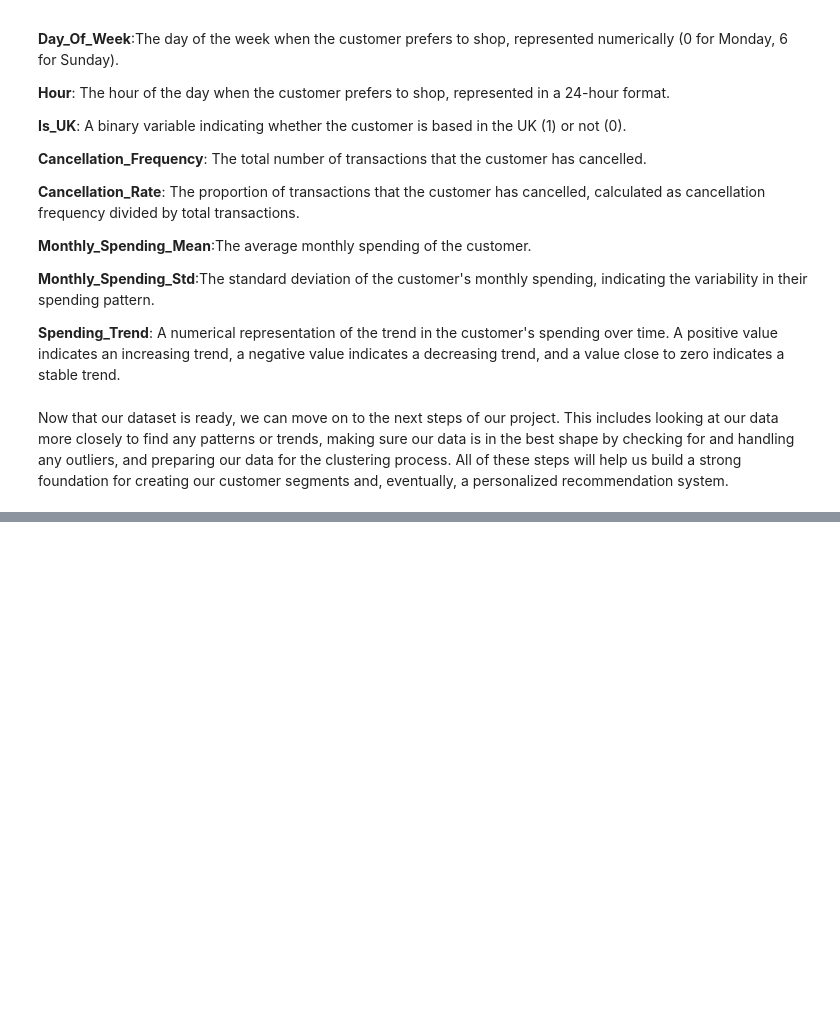
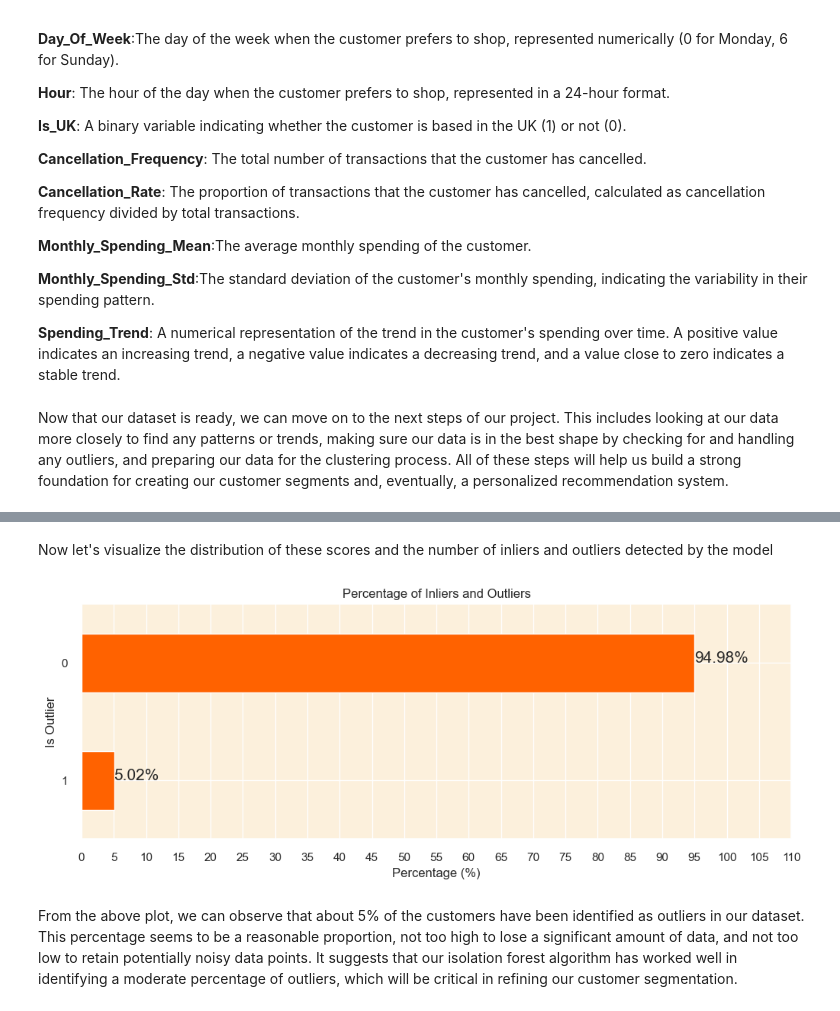
Before and after one commit to Suryasadasivam/Customer-Segmentation-, a Jupyter notebook: customer_segmentation.ipynb, the cells around one changed output, grey strips where cells are left out. Cells and saved outputs as stored; diff of their text form; code cells hidden in the pictures; blank space fills up the shorter version.

Commit message:
Customersegmentation

```diff
--- a/customer_segmentation.ipynb
+++ b/customer_segmentation.ipynb
@@ -1063,0 +1070,11 @@ Now that our dataset is ready, we can move on to the next steps of our project.
+# %%
+model=IsolationForest(contamination=0.05,random_state=0)
+
+# Fitting the model on our dataset (converting DataFrame to NumPy to avoid warning)
+customer_data["Outlier_scores"]=model.fit_predict(customer_data.iloc[:,1:].to_numpy())
+
+#Creating a column to identify outlier(1 for inlier and -1 for outlier)
+customer_data["Is_outlier"]=[1 if x==-1 else 0 for x in customer_data["Outlier_scores"]]
+
+#display the first few rows of the customer_data dataframe
+customer_data.head()
@@ -1063,0 +1088,25 @@ Now that our dataset is ready, we can move on to the next steps of our project.
+# %% [markdown]
+Now let's visualize the distribution of these scores and the number of inliers and outliers detected by the model
+# %%
+#calculate the percentage of inliers and outliers
+
+outlier_percentage=customer_data["Is_outlier"].value_counts(normalize=True)*100
+
+#plotting the graph
+plt.figure(figsize=(12,4))
+outlier_percentage.plot(kind="barh",color="#ff6200")
+
+#adding the percentage labels on the bars
+for index, value in enumerate(outlier_percentage):
+    plt.text(value,index,f'{value:.2f}%',fontsize=15)
+
+plt.title('Percentage of Inliers and Outliers')
+plt.xticks(ticks=np.arange(0, 115, 5))
+plt.xlabel('Percentage (%)')
+plt.ylabel('Is Outlier')
+plt.gca().invert_yaxis()
+plt.show()
+# %% [output]
+[figure, added]
+# %% [markdown]
+From the above plot, we can observe that about 5% of the customers have been identified as outliers in our dataset. This percentage seems to be a reasonable proportion, not too high to lose a significant amount of data, and not too low to retain potentially noisy data points. It suggests that our isolation forest algorithm has worked well in identifying a moderate percentage of outliers, which will be critical in refining our customer segmentation.
```
Also changed, not shown: parts of 4 cells of this notebook.
